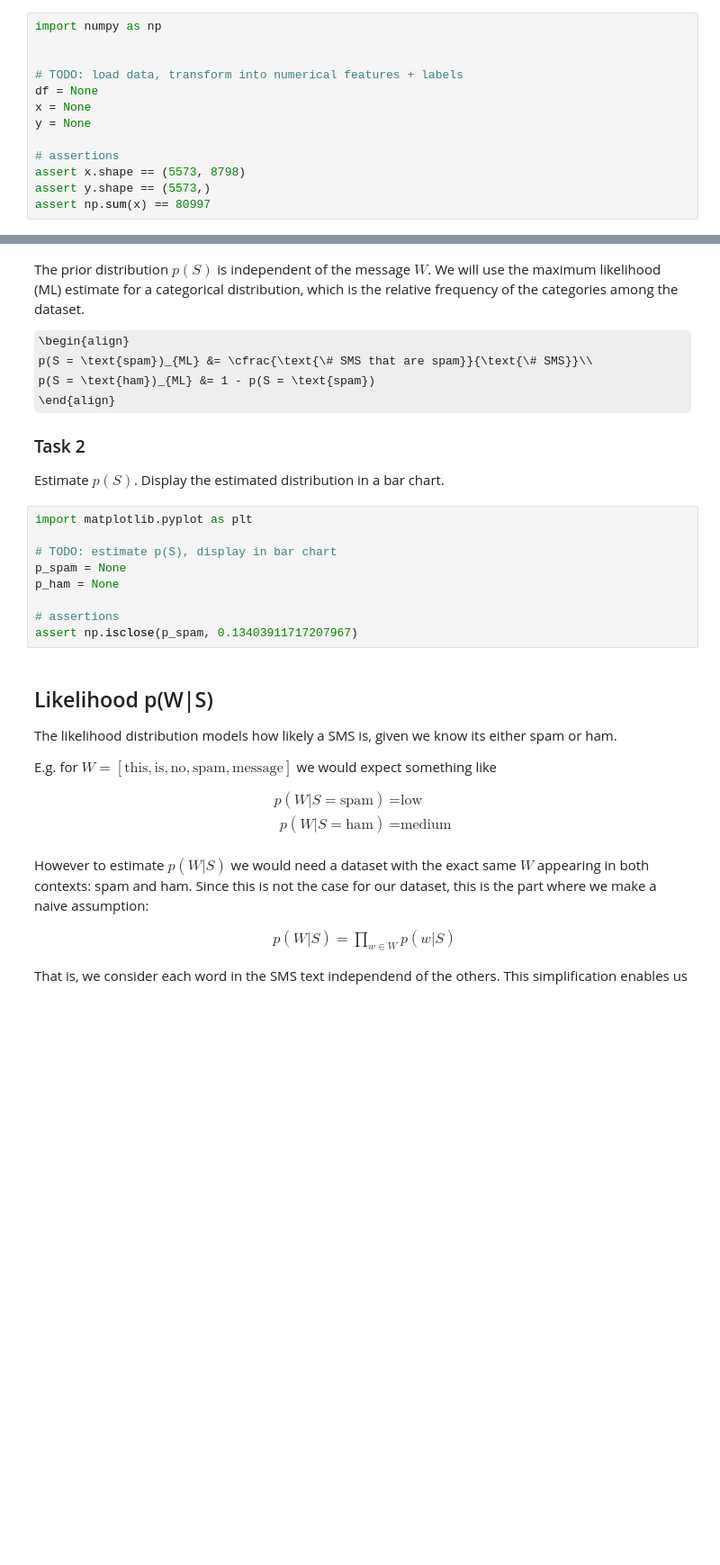
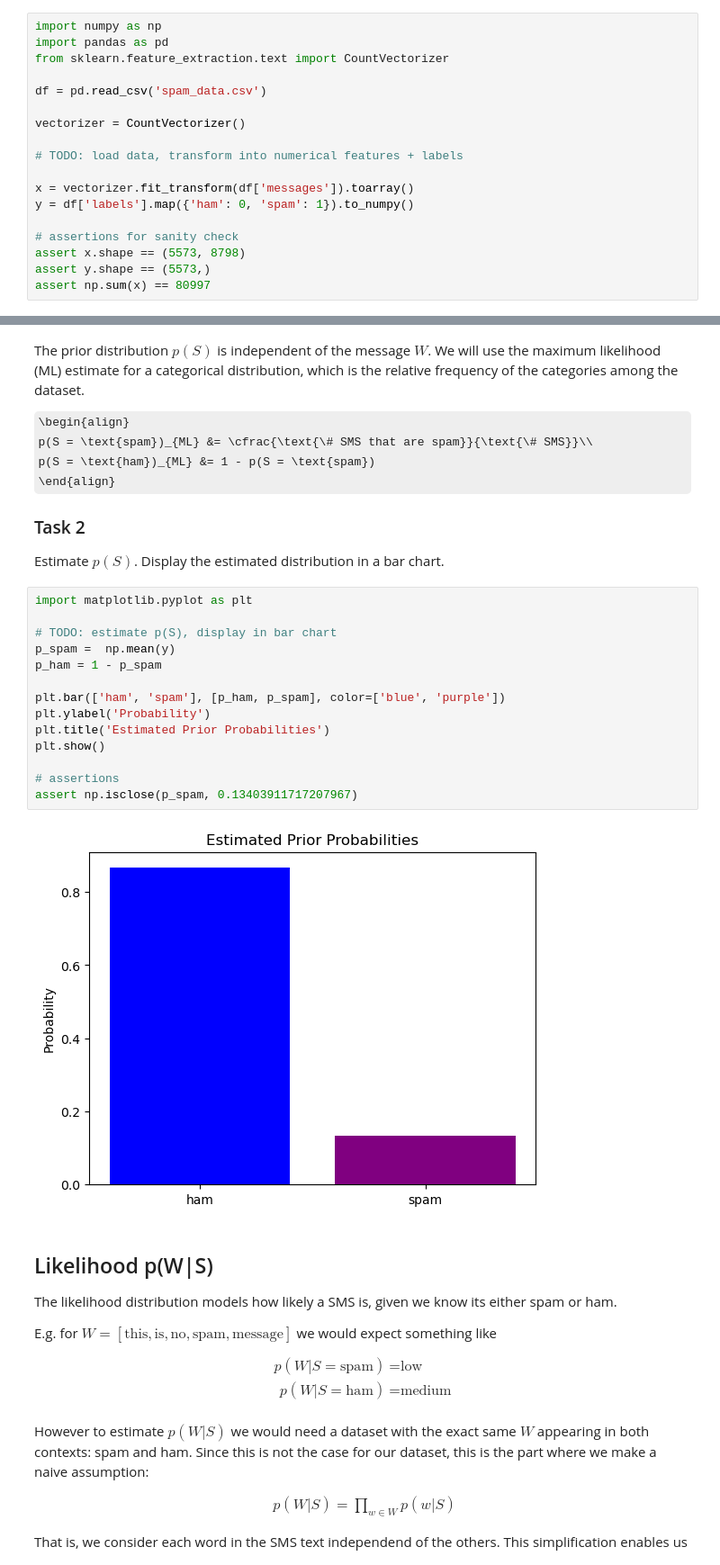
Before and after one commit to mbbrueckner/statistical_learning_theory_LAB, a Jupyter notebook: 04_Naive_Bayes/04_Naive_Bayes.ipynb, the cells around one changed output, grey strips where cells are left out. Shown at 90% size. Drawn from its saved outputs; the diff is of its cells as text; some formulas as TeX source; blank space fills up the shorter version.

```diff
--- a/04_Naive_Bayes/04_Naive_Bayes.ipynb
+++ b/04_Naive_Bayes/04_Naive_Bayes.ipynb
@@ -23,14 +23,19 @@ Find a way to load the dataset and transform the features `X` (SMS) and the labe
 For transforming SMS into features, check out the bag of words representation from [scikit-learn](https://scikit-learn.org/stable/modules/feature_extraction.html)
 # %%
 import numpy as np
+import pandas as pd
+from sklearn.feature_extraction.text import CountVectorizer
 
+df = pd.read_csv('spam_data.csv')
+
+vectorizer = CountVectorizer()
 
 # TODO: load data, transform into numerical features + labels
-df = None
-x = None
-y = None
 
-# assertions
+x = vectorizer.fit_transform(df['messages']).toarray()
+y = df['labels'].map({'ham': 0, 'spam': 1}).to_numpy()
+
+# assertions for sanity check
 assert x.shape == (5573, 8798)
 assert y.shape == (5573,)
 assert np.sum(x) == 80997
@@ -65,12 +70,19 @@ Estimate $p(S)$. Display the estimated distribution in a bar chart.
 # %%
 import matplotlib.pyplot as plt
 
 # TODO: estimate p(S), display in bar chart
-p_spam = None
-p_ham = None
+p_spam =  np.mean(y)
+p_ham = 1 - p_spam
+
+plt.bar(['ham', 'spam'], [p_ham, p_spam], color=['blue', 'purple'])
+plt.ylabel('Probability')
+plt.title('Estimated Prior Probabilities')
+plt.show()
 
 # assertions
 assert np.isclose(p_spam, 0.13403911717207967)
+# %% [output]
+[figure, added]
 # %% [markdown]
 ## Likelihood p(W|S)
 
```
Also changed, not shown: parts of 10 cells of this notebook.
